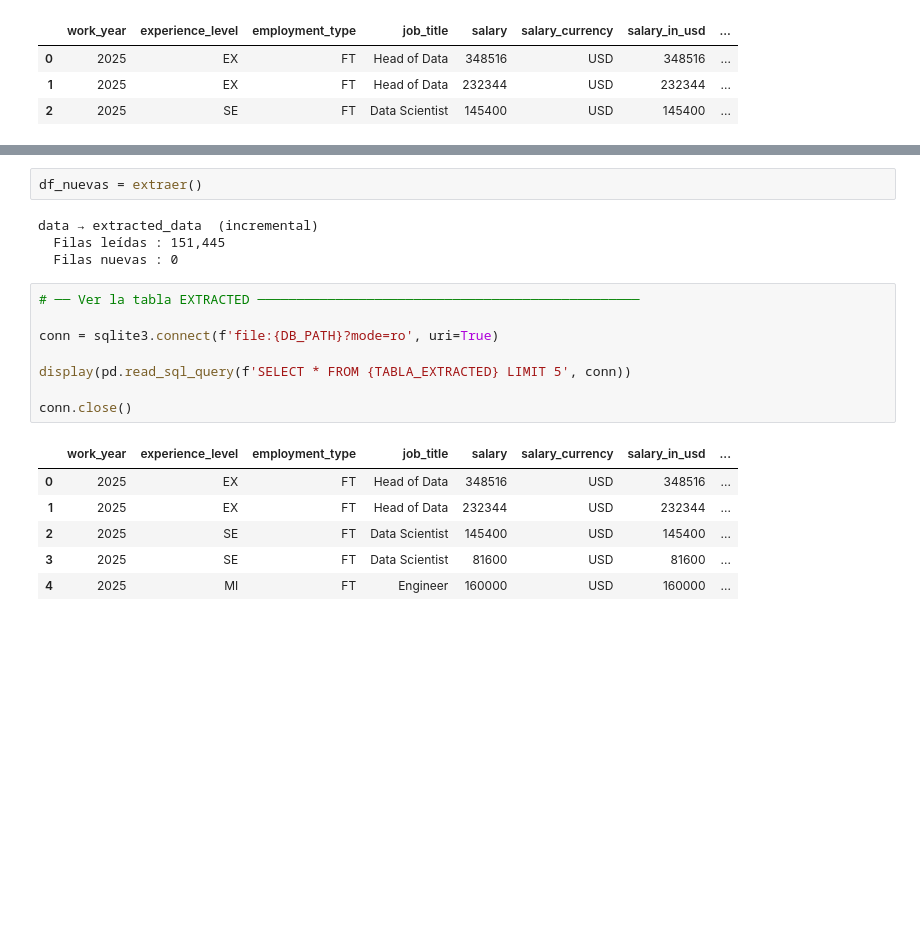
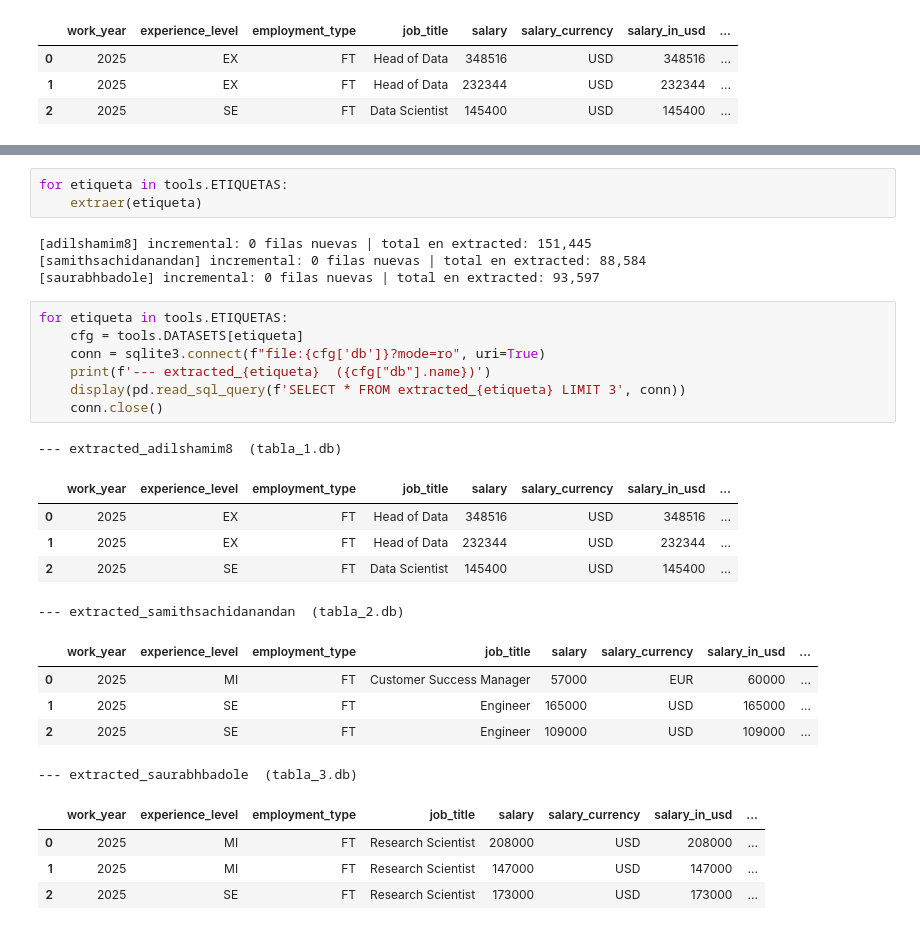
Before and after one commit to MemoOrnelasJ11/ing_datos, a Jupyter notebook: scripts/extraccion.ipynb, the cells around one changed output, grey strips where cells are left out. Cells and saved outputs as stored; diff of their text form; blank space fills up the shorter version.

```diff
--- a/scripts/extraccion.ipynb
+++ b/scripts/extraccion.ipynb
@@ -376,22 +254,31 @@ extraer() definida
 # %%
-df_nuevas = extraer()
+for etiqueta in tools.ETIQUETAS:
+    extraer(etiqueta)
 # %% [output]
-data → extracted_data  (incremental)
-  Filas leídas : 151,445
-  Filas nuevas : 0
+[adilshamim8] incremental: 0 filas nuevas | total en extracted: 151,445
+[samithsachidanandan] incremental: 0 filas nuevas | total en extracted: 88,584
+[saurabhbadole] incremental: 0 filas nuevas | total en extracted: 93,597
 # %%
-# ── Ver la tabla EXTRACTED ─────────────────────────────────────────────────
-
-conn = sqlite3.connect(f'file:{DB_PATH}?mode=ro', uri=True)
-
-display(pd.read_sql_query(f'SELECT * FROM {TABLA_EXTRACTED} LIMIT 5', conn))
-
-conn.close()
+for etiqueta in tools.ETIQUETAS:
+    cfg = tools.DATASETS[etiqueta]
+    conn = sqlite3.connect(f"file:{cfg['db']}?mode=ro", uri=True)
+    print(f'--- extracted_{etiqueta}  ({cfg["db"].name})')
+    display(pd.read_sql_query(f'SELECT * FROM extracted_{etiqueta} LIMIT 3', conn))
+    conn.close()
 # %% [output]
+--- extracted_adilshamim8  (tabla_1.db)
 |  | work_year | experience_level | employment_type | job_title | salary | salary_currency | salary_in_usd | ... |
 | 0 | 2025 | EX | FT | Head of Data | 348516 | USD | 348516 | ... |
 | 1 | 2025 | EX | FT | Head of Data | 232344 | USD | 232344 | ... |
 | 2 | 2025 | SE | FT | Data Scientist | 145400 | USD | 145400 | ... |
-| 3 | 2025 | SE | FT | Data Scientist | 81600 | USD | 81600 | ... |
-| 4 | 2025 | MI | FT | Engineer | 160000 | USD | 160000 | ... |
+--- extracted_samithsachidanandan  (tabla_2.db)
+|  | work_year | experience_level | employment_type | job_title | salary | salary_currency | salary_in_usd | ... |
+| 0 | 2025 | MI | FT | Customer Success Manager | 57000 | EUR | 60000 | ... |
+| 1 | 2025 | SE | FT | Engineer | 165000 | USD | 165000 | ... |
+| 2 | 2025 | SE | FT | Engineer | 109000 | USD | 109000 | ... |
+--- extracted_saurabhbadole  (tabla_3.db)
+|  | work_year | experience_level | employment_type | job_title | salary | salary_currency | salary_in_usd | ... |
+| 0 | 2025 | MI | FT | Research Scientist | 208000 | USD | 208000 | ... |
+| 1 | 2025 | MI | FT | Research Scientist | 147000 | USD | 147000 | ... |
+| 2 | 2025 | SE | FT | Research Scientist | 173000 | USD | 173000 | ... |
 # %%
```
Also changed, not shown: parts of 9 cells of this notebook, 6 other files.
